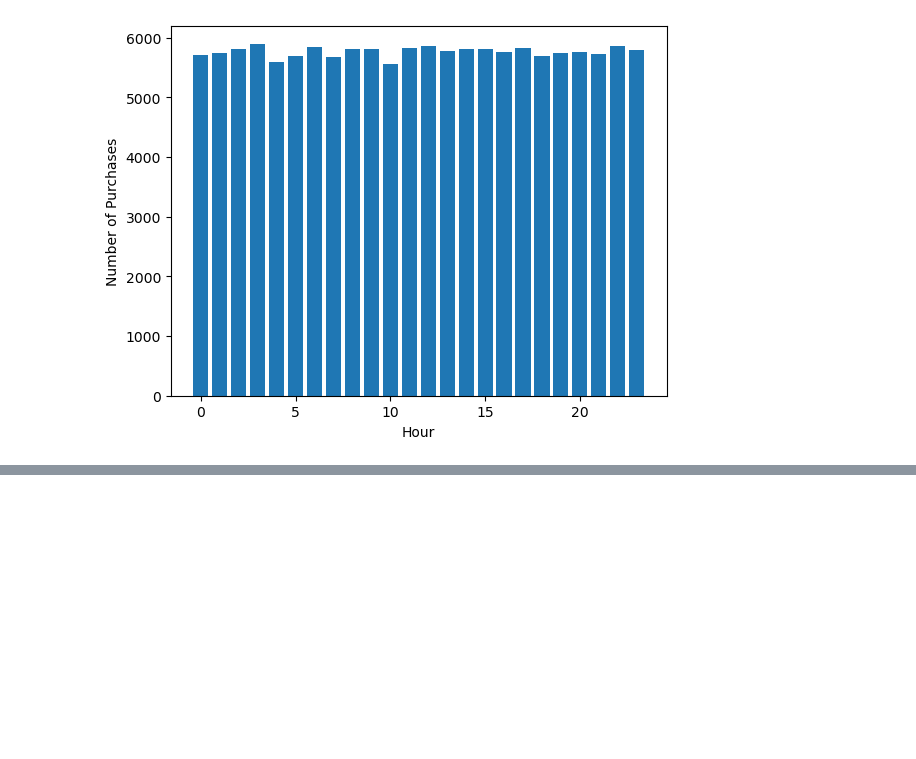
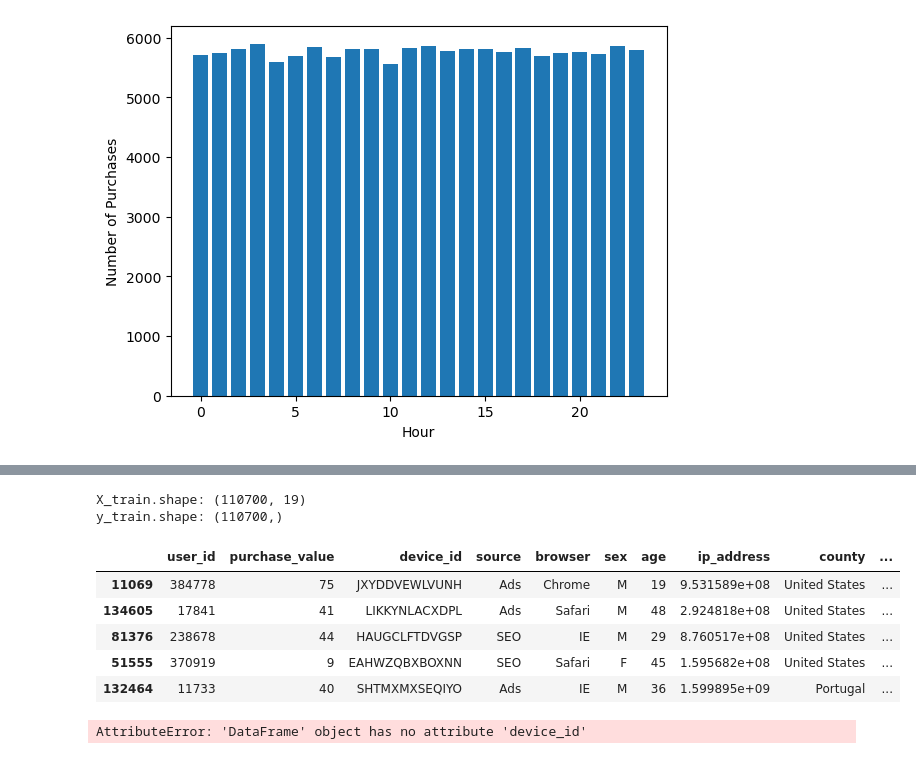
Before and after one commit to nicolegu/fraud_detection, a Jupyter notebook: Fraud_Detection.ipynb, the cells around one changed output, grey strips where cells are left out. Drawn from its saved outputs; the diff is of its cells as text; code cells hidden in the pictures; blank space fills up the shorter version.

Commit message:
Added feature engineering code

```diff
--- a/Fraud_Detection.ipynb
+++ b/Fraud_Detection.ipynb
@@ -124,0 +155,60 @@ plt.hist(fraud_data['purchase_value'], color = 'blue', edgecolor = 'black',
+# %%
+# Feature engineering: calculate time interval between signup and first purchase
+# check if there was bed time operation
+
+fraud_data['interval_after_signup'] = (fraud_data['purchase_timestamp'] -
+                                       fraud_data['signup_timestamp']).dt.total_seconds()
+
+fraud_data['signup_days_of_year'] = pd.DatetimeIndex(fraud_data['signup_time']).dayofyear
+
+fraud_data['signup_seconds_of_day'] = pd.DatetimeIndex(fraud_data['signup_time']).second + 60 * pd.DatetimeIndex(
+    fraud_data['signup_time']).minute + 3600 * pd.DatetimeIndex(fraud_data['signup_time']).hour
+
+fraud_data['purchase_days_of_year'] = pd.DatetimeIndex(fraud_data['purchase_time']).dayofyear
+fraud_data['purchase_seconds_of_day'] = pd.DatetimeIndex(fraud_data['purchase_time']).second + 60 * pd.DatetimeIndex(
+    fraud_data['purchase_time']).minute + 3600 * pd.DatetimeIndex(fraud_data['purchase_time']).hour
+
+fraud_data = fraud_data.drop(['signup_time', 'purchase_time'], axis = 1)
+# %%
+y = fraud_data['class']
+X = fraud_data.drop(['class'], axis = 1)
+
+# split into train/test
+X_train, X_test, y_train, y_test = train_test_split(X, y, test_size = 0.2, random_state = 1)
+
+print('X_train.shape:', X_train.shape)
+print('y_train.shape:', y_train.shape)
+# %% [output]
+X_train.shape: (110700, 19)
+y_train.shape: (110700,)
+# %%
+X_train.head()
+# %% [output]
+|  | user_id | purchase_value | device_id | source | browser | sex | age | ip_address | county | ... |
+| 11069 | 384778 | 75 | JXYDDVEWLVUNH | Ads | Chrome | M | 19 | 9.531589e+08 | United States | ... |
+| 134605 | 17841 | 41 | LIKKYNLACXDPL | Ads | Safari | M | 48 | 2.924818e+08 | United States | ... |
+| 81376 | 238678 | 44 | HAUGCLFTDVGSP | SEO | IE | M | 29 | 8.760517e+08 | United States | ... |
+| 51555 | 370919 | 9 | EAHWZQBXBOXNN | SEO | Safari | F | 45 | 1.595682e+08 | United States | ... |
+| 132464 | 11733 | 40 | SHTMXMXSEQIYO | Ads | IE | M | 36 | 1.599895e+09 | Portugal | ... |
+# %%
+#X_train = pd.get_dummies(X_train, columns = ['source', 'browser'])
+
+#X_train['sex'] = (X_train.sex == 'M').astype(int)
+
+# Create variable: number of transactions using the same device
+X_train_device_id_mapping = X_train.device_id.value_counts(dropna=False)
+X_train['n_dev_shared'] = X_train.device_id.map(X_train_device_id_mapping)
+
+# Create variable: number of transactions using the same ip address
+X_train_ip_address_mapping = X_train.ip_address.value_counts(dropna = False)
+X_train['n_ip_shared'] = X_train.ip_address.map(X_train_ip_address_mapping)
+
+# Create variable: number of transacions from the same countries
+X_train_country_mapping = X_train.country.value_counts(dropna=False)
+X_train['n_country_shared'] = X_train.country.map(X_train_country_mapping)
+
+#X_train = X_train.drop(['device_id', 'ip_address', 'country'], axis = 1)
+
+X_train.head()
+# %% [output]
+AttributeError: 'DataFrame' object has no attribute 'device_id'
```
Also changed, not shown: parts of 10 cells of this notebook.
